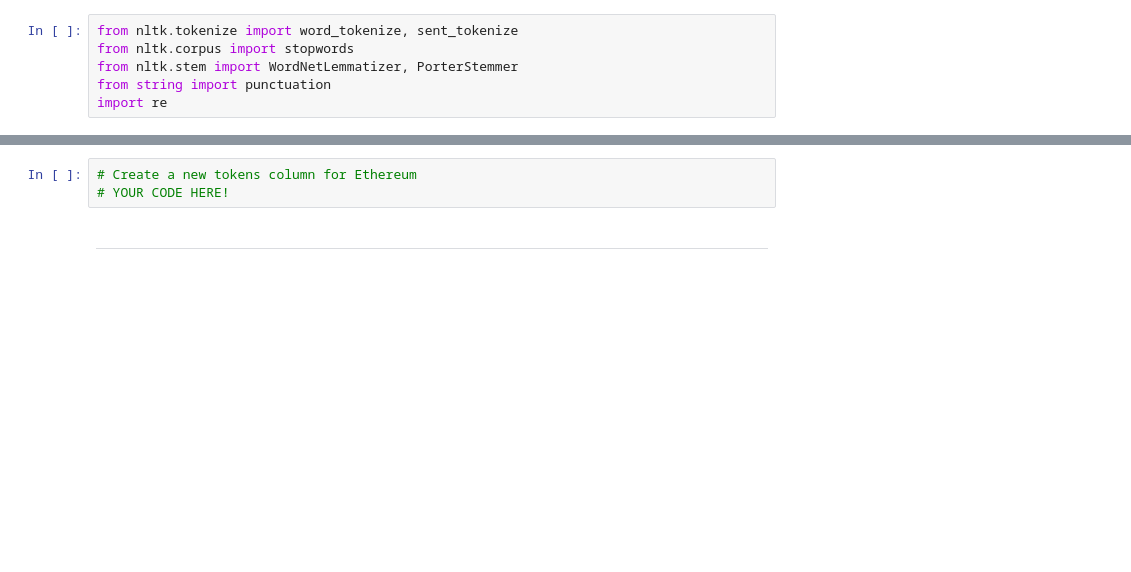
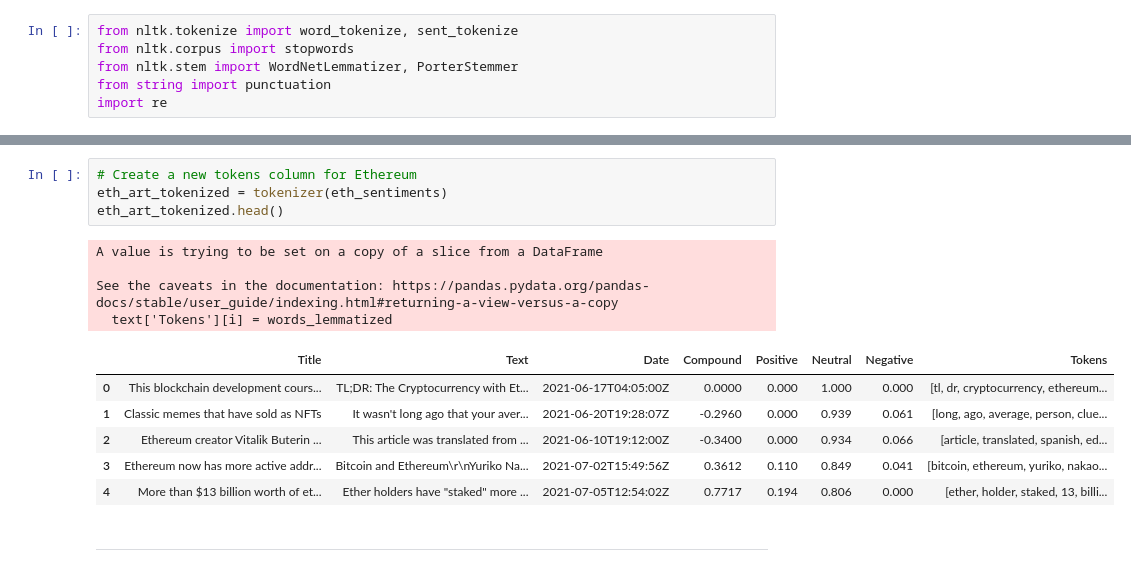
Before and after one commit to BenMcCright/NLP_Tales_from_the_Crypto, a Jupyter notebook: Notebook/crypto_sentiment.ipynb, the cells around one changed output, grey strips where cells are left out. Drawn from its saved outputs; the diff is of its cells as text; blank space fills up the shorter version.

```diff
--- a/Notebook/crypto_sentiment.ipynb
+++ b/Notebook/crypto_sentiment.ipynb
@@ -193,6 +237,18 @@ def tokenizer(text):
 # %%
 # Create a new tokens column for Ethereum
-# YOUR CODE HERE!
+eth_art_tokenized = tokenizer(eth_sentiments)
+eth_art_tokenized.head()
+# %% [output]
+A value is trying to be set on a copy of a slice from a DataFrame
+
+See the caveats in the documentation: https://pandas.pydata.org/pandas-docs/stable/user_guide/indexing.html#returning-a-view-versus-a-copy
+  text['Tokens'][i] = words_lemmatized
+|  | Title | Text | Date | Compound | Positive | Neutral | Negative | Tokens |
+| 0 | This blockchain development cours... | TL;DR: The Cryptocurrency with Et... | 2021-06-17T04:05:00Z | 0.0000 | 0.000 | 1.000 | 0.000 | [tl, dr, cryptocurrency, ethereum... |
+| 1 | Classic memes that have sold as NFTs | It wasn't long ago that your aver... | 2021-06-20T19:28:07Z | -0.2960 | 0.000 | 0.939 | 0.061 | [long, ago, average, person, clue... |
+| 2 | Ethereum creator Vitalik Buterin ... | This article was translated from ... | 2021-06-10T19:12:00Z | -0.3400 | 0.000 | 0.934 | 0.066 | [article, translated, spanish, ed... |
+| 3 | Ethereum now has more active addr... | Bitcoin and Ethereum\r\nYuriko Na... | 2021-07-02T15:49:56Z | 0.3612 | 0.110 | 0.849 | 0.041 | [bitcoin, ethereum, yuriko, nakao... |
+| 4 | More than $13 billion worth of et... | Ether holders have "staked" more ... | 2021-07-05T12:54:02Z | 0.7717 | 0.194 | 0.806 | 0.000 | [ether, holder, staked, 13, billi... |
 # %% [markdown]
 ---
 # %% [markdown]
```
Also changed, not shown: parts of 11 cells of this notebook.
